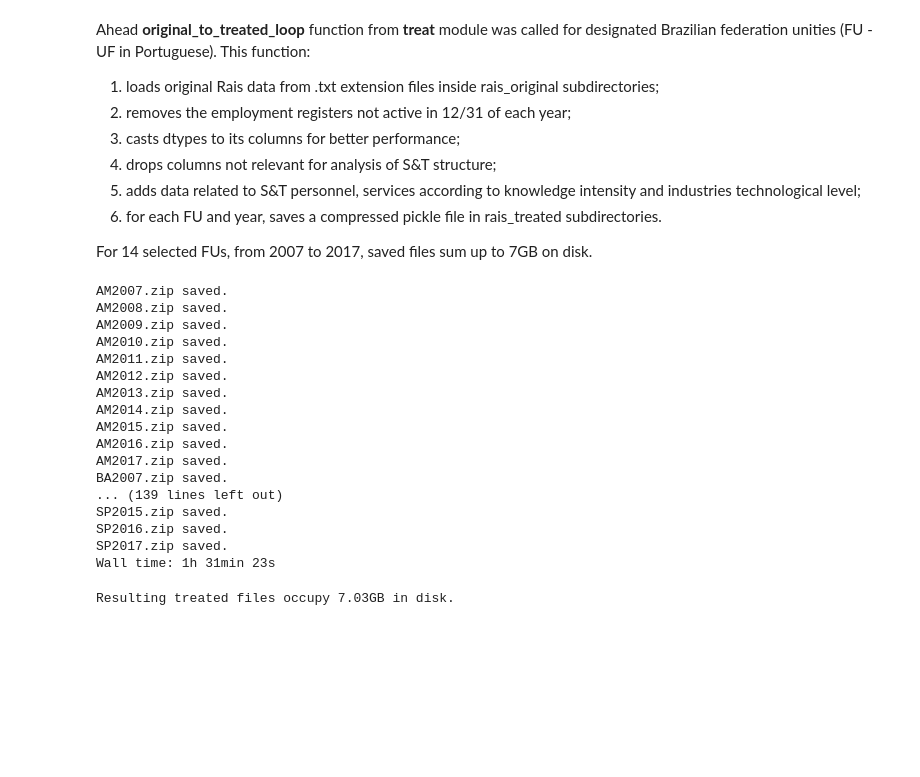
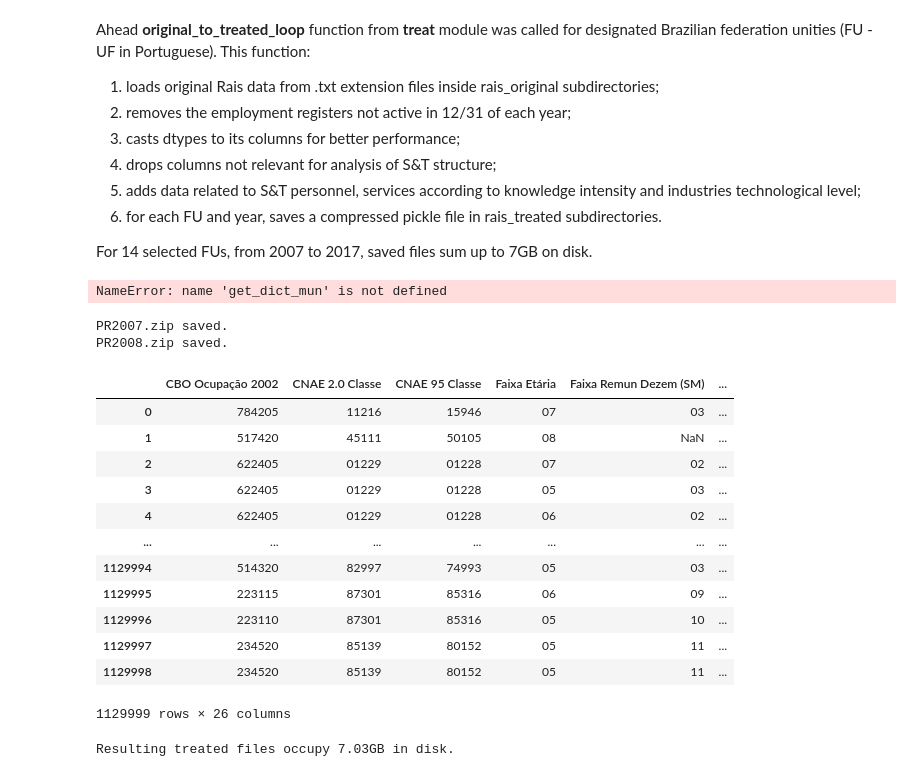
Before and after one commit to augustogeog/innovation_panel, a Jupyter notebook: 0_collecting_and_treating_RAIS_data.ipynb, the cells around one changed output. Saved outputs shown, nothing was run; the diff lists cells and outputs as text; code cells hidden in the pictures; blank space fills up the shorter version.

```diff
--- a/0_collecting_and_treating_RAIS_data.ipynb
+++ b/0_collecting_and_treating_RAIS_data.ipynb
@@ -115,28 +137,38 @@ Ahead **original_to_treated_loop** function from **treat** module was called for
 For 14 selected FUs, from 2007 to 2017, saved files sum up to 7GB on disk.
 # %%
 %%time
-treat.original_to_treated_loop(
-    ufs=['AM', 'BA', 'CE', 'DF', 'ES', 'GO', 'MG','PA','PE','PR','RJ','RS','SC','SP']
-    , years=list(range(2007,2018))
-)
+treat.pretreat_2018(list_ufs=['AM', 'BA', 'CE', 'DF', 'ES', 'GO', 'MG','PA','PE','PR','RJ','RS','SC','SP'])
-# %% [output]
-AM2007.zip saved.
-AM2008.zip saved.
-AM2009.zip saved.
-AM2010.zip saved.
-AM2011.zip saved.
-AM2012.zip saved.
-AM2013.zip saved.
-AM2014.zip saved.
-AM2015.zip saved.
-AM2016.zip saved.
-AM2017.zip saved.
-BA2007.zip saved.
-... (139 lines left out)
-SP2015.zip saved.
-SP2016.zip saved.
-SP2017.zip saved.
-Wall time: 1h 31min 23s
+# %%
+df = treat.pretreat_rais(uf='PR', year=2007, treating=True)
+# %% [output]
+NameError: name 'get_dict_mun' is not defined
+# %%
+%%time
+treat.original_to_treated_loop(
+    ufs=['PR']
+    , years=list(range(2007,2018))
+)
+# %% [output]
+PR2007.zip saved.
+PR2008.zip saved.
+# %%
+pd_pickle_ce2008 = pd.read_pickle('app_rais/data/rais_treated/2008/CE2008.zip')
+# %%
+pd_pickle_ce2008
+# %% [output]
+|  | CBO Ocupação 2002 | CNAE 2.0 Classe | CNAE 95 Classe | Faixa Etária | Faixa Remun Dezem (SM) | ... |
+| 0 | 784205 | 11216 | 15946 | 07 | 03 | ... |
+| 1 | 517420 | 45111 | 50105 | 08 | NaN | ... |
+| 2 | 622405 | 01229 | 01228 | 07 | 02 | ... |
+| 3 | 622405 | 01229 | 01228 | 05 | 03 | ... |
+| 4 | 622405 | 01229 | 01228 | 06 | 02 | ... |
+| ... | ... | ... | ... | ... | ... | ... |
+| 1129994 | 514320 | 82997 | 74993 | 05 | 03 | ... |
+| 1129995 | 223115 | 87301 | 85316 | 06 | 09 | ... |
+| 1129996 | 223110 | 87301 | 85316 | 05 | 10 | ... |
+| 1129997 | 234520 | 85139 | 80152 | 05 | 11 | ... |
+| 1129998 | 234520 | 85139 | 80152 | 05 | 11 | ... |
+1129999 rows × 26 columns
 # %%
 list_files = glob.glob(f'app_rais/data/rais_treated/**/**.zip')
 size = round(sum(os.path.getsize(file) for file in list_files) * 1e-9, 2)
```
Also changed, not shown: parts of 11 cells of this notebook, 52 other files.
